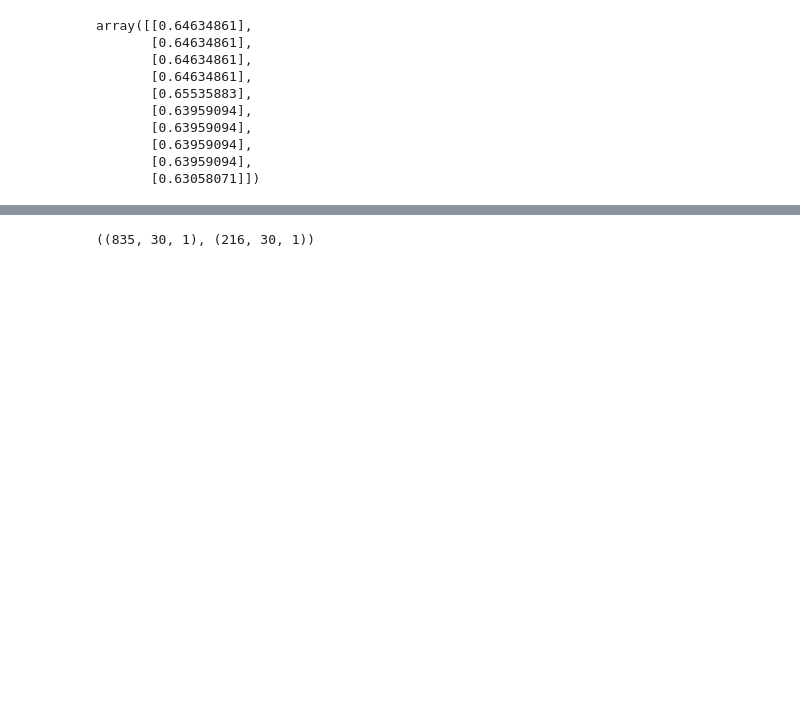
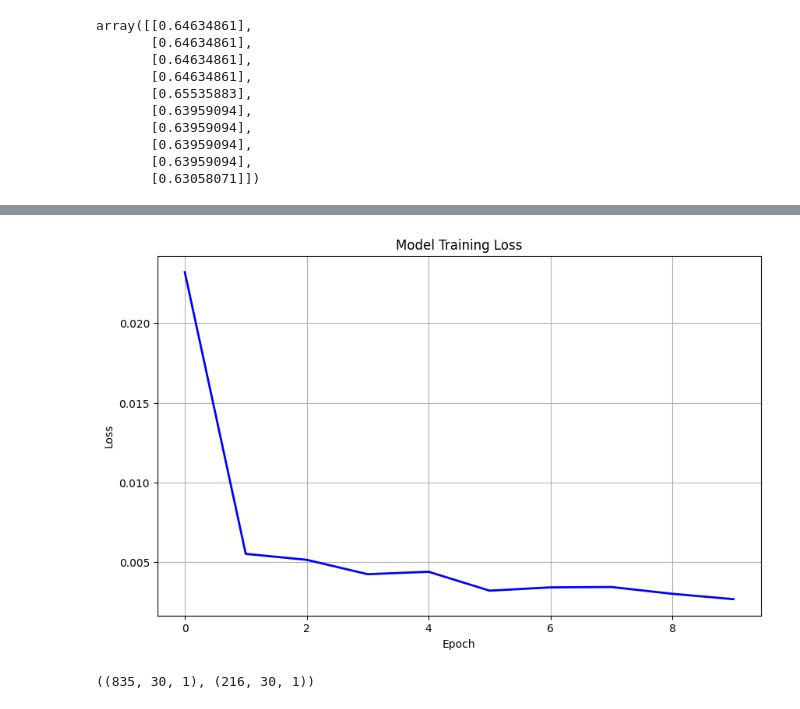
Before and after one commit to netania01/BYAN-Stock-Price-Prediction, a Jupyter notebook: Stock_Prediction_BYAN.ipynb, the cells around one changed output, grey strips where cells are left out. Saved outputs shown, nothing was run; the diff lists cells and outputs as text; code cells hidden in the pictures; blank space fills up the shorter version.

```diff
--- a/Stock_Prediction_BYAN.ipynb
+++ b/Stock_Prediction_BYAN.ipynb
@@ -293,25 +295,13 @@ Model: "sequential"
 model.compile(optimizer='adam', loss='mean_squared_error')
 history = model.fit(X_train, y_train, epochs=10, batch_size=16, verbose=1)
 
-# Create an interactive plot using Plotly
-fig = go.Figure()
-
-# Add the loss trace
-fig.add_trace(go.Scatter(x=np.arange(1, len(history.history['loss']) + 1),
-                         y=history.history['loss'],
-                         mode='lines',
-                         name='Training Loss',
-                         line=dict(color='blue')))
-
-# Update the layout for the plot
-fig.update_layout(
-    title='Model Training Loss',
-    xaxis_title='Epoch',
-    yaxis_title='Loss',
-    template="plotly_dark"
-)
-
-# Show the interactive plot
-fig.show()
+# Create a static plot using Matplotlib
+plt.figure(figsize=(10, 6))
+plt.plot(history.history['loss'], color='blue', linewidth=2)
+plt.title('Model Training Loss')
+plt.xlabel('Epoch')
+plt.ylabel('Loss')
+plt.grid(True)
+plt.show()
 # %% [output]
 Epoch 1/10
@@ -338,3 +327,4 @@ Epoch 10/10
+[figure, added]
 # %%
 X_train.shape, X_test.shape
 # %% [output]
```
Also changed, not shown: parts of 4 cells of this notebook.
